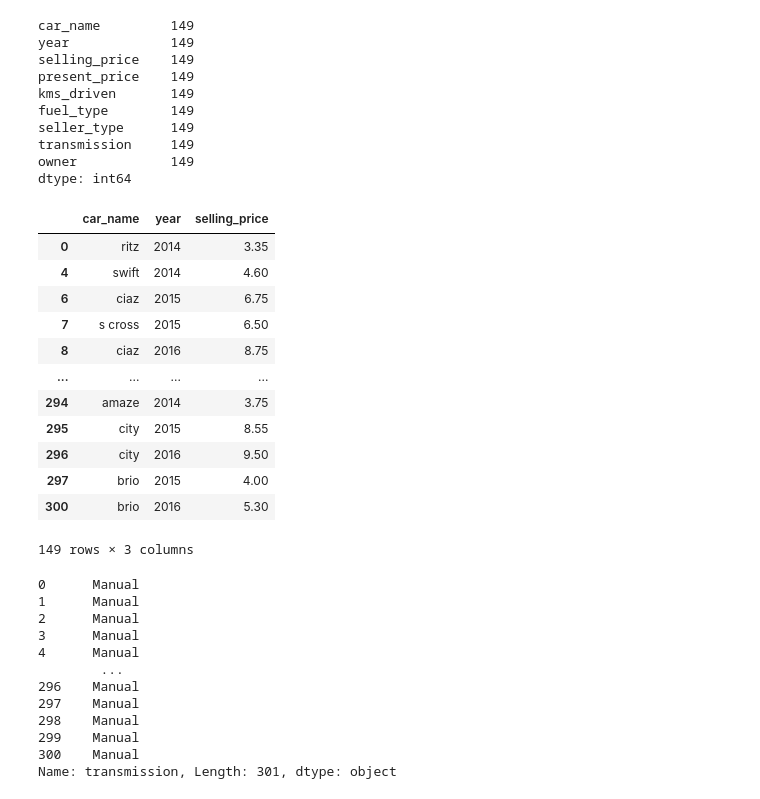
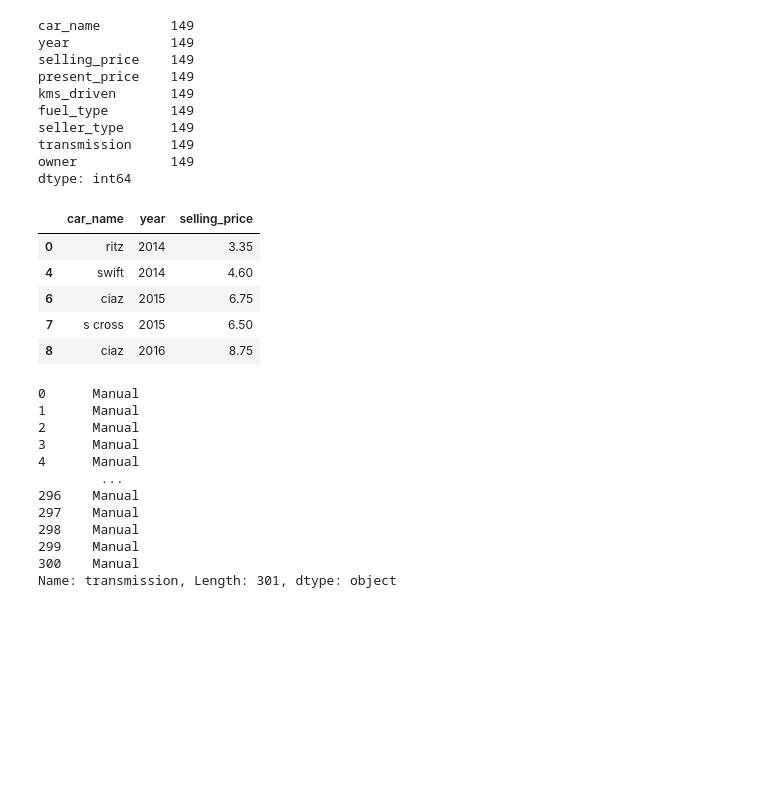
Before and after one commit to kkaur1998/ksr_de, a Jupyter notebook: python/2_cardata_analysis.ipynb, the cells around one changed output. Drawn from its saved outputs; the diff is of its cells as text; code cells hidden in the pictures; blank space fills up the shorter version.

```diff
--- a/python/2_cardata_analysis.ipynb
+++ b/python/2_cardata_analysis.ipynb
@@ -101,21 +101,14 @@ transmission     149
 owner            149
 dtype: int64
 # %%
-df[df['year'].isin([2014,2015,2016])][['car_name','year','selling_price']]
+df[df['year'].isin([2014,2015,2016])][['car_name','year','selling_price']].head()
 # %% [output]
 |  | car_name | year | selling_price |
 | 0 | ritz | 2014 | 3.35 |
 | 4 | swift | 2014 | 4.60 |
 | 6 | ciaz | 2015 | 6.75 |
 | 7 | s cross | 2015 | 6.50 |
 | 8 | ciaz | 2016 | 8.75 |
-| ... | ... | ... | ... |
-| 294 | amaze | 2014 | 3.75 |
-| 295 | city | 2015 | 8.55 |
-| 296 | city | 2016 | 9.50 |
-| 297 | brio | 2015 | 4.00 |
-| 300 | brio | 2016 | 5.30 |
-149 rows × 3 columns
 # %%
 df.transmission.str.replace('m','M')
 # %% [output]
```
Also changed, not shown: parts of 16 cells of this notebook, 19 other files.
